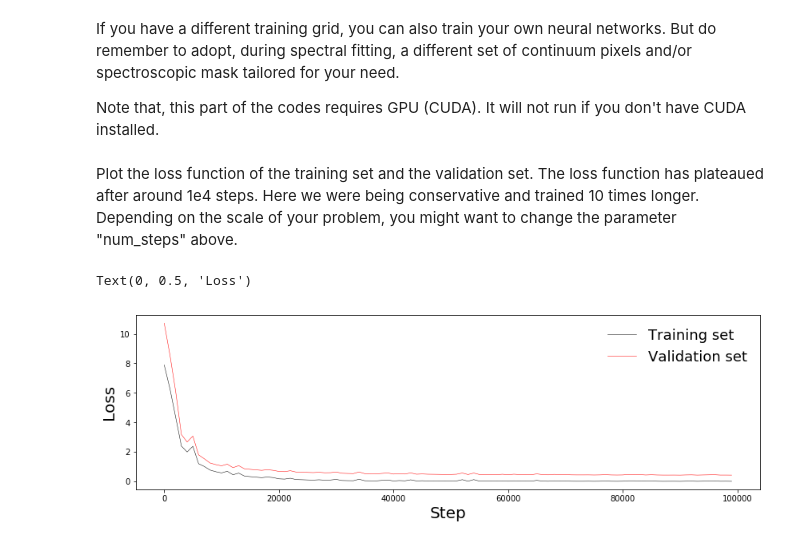
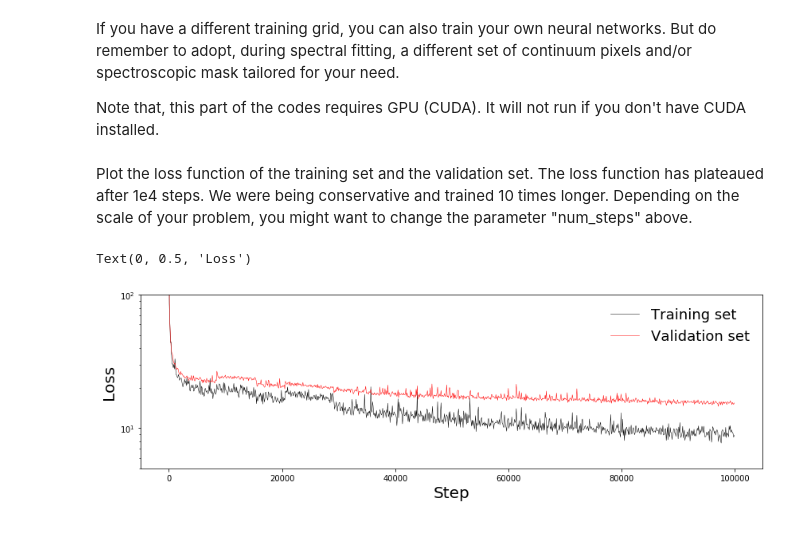
Before and after one commit to tingyuansen/The_Payne, a Jupyter notebook: tutorial.ipynb, the cells around one changed output. Drawn from its saved outputs; the diff is of its cells as text; code cells hidden in the pictures.

```diff
--- a/tutorial.ipynb
+++ b/tutorial.ipynb
@@ -201,16 +203,18 @@ training_loss, validation_loss = training.neural_net(training_labels, training_s
 # %% [markdown]
-Plot the loss function of the training set and the validation set. The loss function has plateaued after around 1e4 steps. Here we were being conservative and trained 10 times longer. Depending on the scale of your problem, you might want to change the parameter "num_steps" above.
+Plot the loss function of the training set and the validation set. The loss function has plateaued after 1e4 steps. We were being conservative and trained 10 times longer. Depending on the scale of your problem, you might want to change the parameter "num_steps" above.
 # %%
-tmp = np.load("NN_normalized_spectra.npz") # the output array also stores the training and validation loss
+tmp = np.load("training_loss.npz") # the output array also stores the training and validation loss
 training_loss = tmp["training_loss"]
 validation_loss = tmp["validation_loss"]
 
 plt.figure(figsize=(14, 4))
-plt.plot(np.arange(training_loss.size)*1000, training_loss, 'k', lw=0.5, label = 'Training set')
-plt.plot(np.arange(training_loss.size)*1000, validation_loss, 'r', lw=0.5, label = 'Validation set')
+plt.plot(np.arange(training_loss.size)*100, training_loss, 'k', lw=0.5, label = 'Training set')
+plt.plot(np.arange(training_loss.size)*100, validation_loss, 'r', lw=0.5, label = 'Validation set')
 plt.legend(loc = 'best', frameon = False, fontsize= 18)
+plt.yscale('log')
+plt.ylim([5,100])
 plt.xlabel("Step", size=20)
 plt.ylabel("Loss", size=20)
 # %% [output]
 Text(0, 0.5, 'Loss')
-[figure, old version]
+[figure, new version]
```
Also changed, not shown: parts of 10 cells of this notebook.
